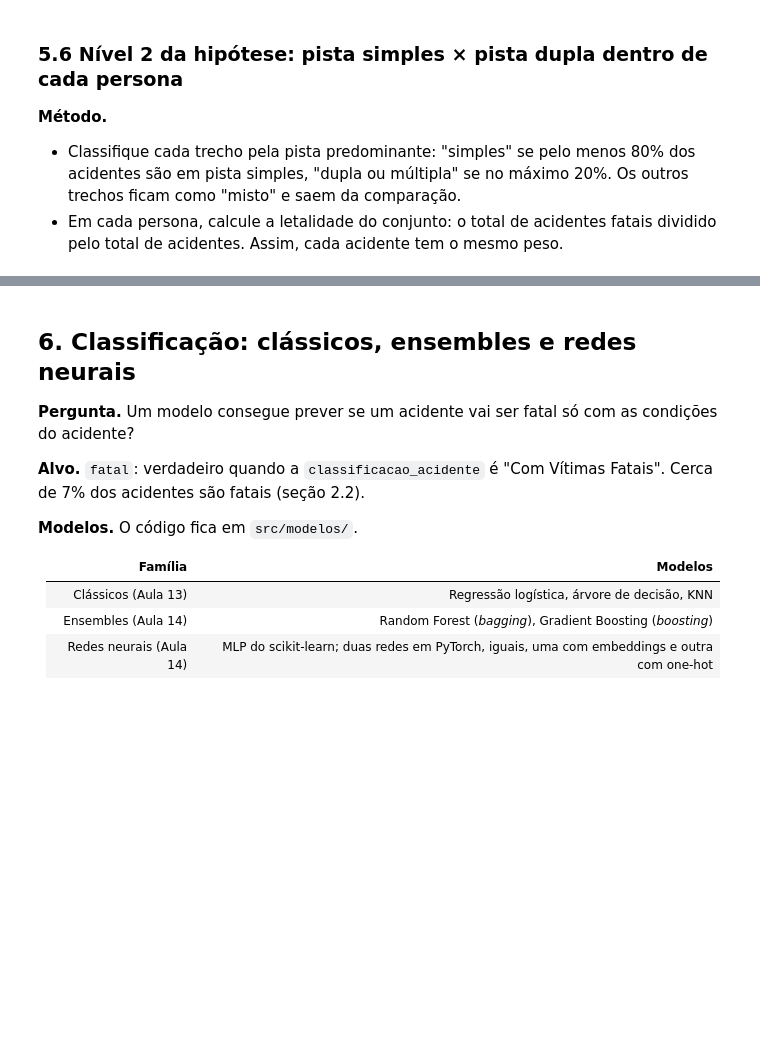
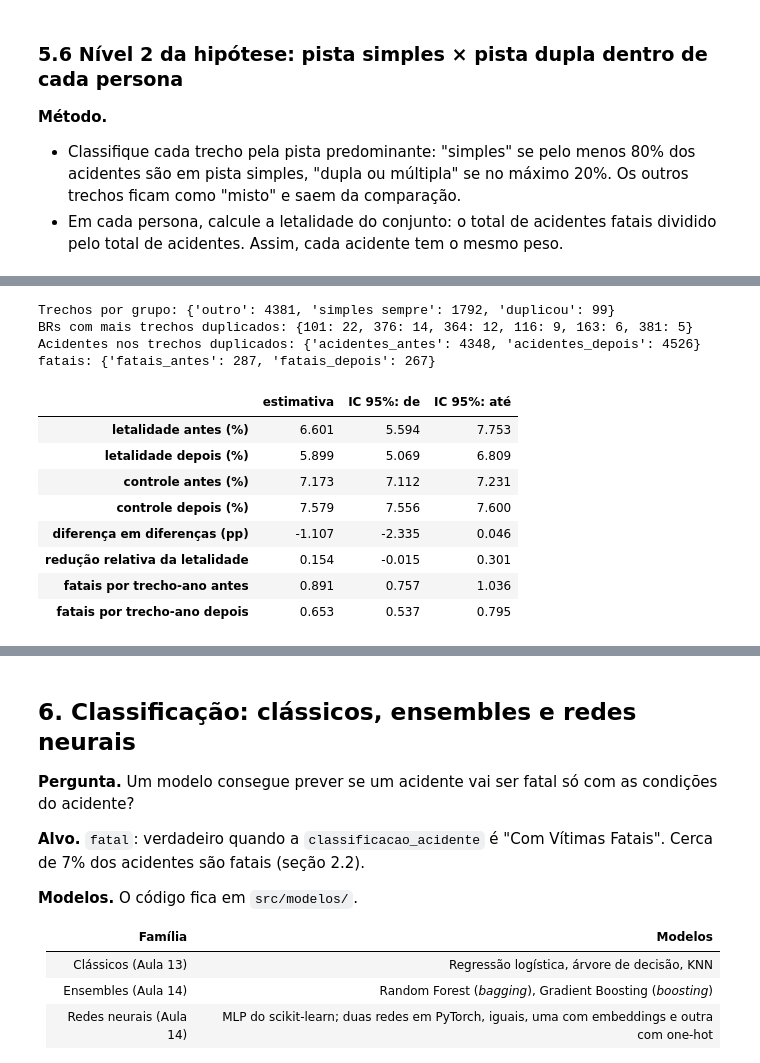
Before and after one commit to anapaulaendler/acidentes-br, a Jupyter notebook: notebooks/analise_prf.ipynb, the cells around one changed output, grey strips where cells are left out. Saved outputs shown, nothing was run; the diff lists cells and outputs as text; code cells hidden in the pictures; blank space fills up the shorter version.

```diff
--- a/notebooks/analise_prf.ipynb
+++ b/notebooks/analise_prf.ipynb
@@ -1273,0 +1287,22 @@ letalidade.sort_values("diferença (pp)", ascending=False).round(2)
+# %%
+from duplicacao import comparar
+
+antes_depois = comparar(df)
+print("Trechos por grupo:", antes_depois.grupos.to_dict())
+print("BRs com mais trechos duplicados:", antes_depois.por_trecho["br"].value_counts().head(6).to_dict())
+print("Acidentes nos trechos duplicados:", antes_depois.por_trecho[["acidentes_antes", "acidentes_depois"]].sum().to_dict(),
+      "fatais:", antes_depois.por_trecho[["fatais_antes", "fatais_depois"]].sum().to_dict())
+antes_depois.resumo.round(3)
+# %% [output]
+Trechos por grupo: {'outro': 4381, 'simples sempre': 1792, 'duplicou': 99}
+BRs com mais trechos duplicados: {101: 22, 376: 14, 364: 12, 116: 9, 163: 6, 381: 5}
+Acidentes nos trechos duplicados: {'acidentes_antes': 4348, 'acidentes_depois': 4526} fatais: {'fatais_antes': 287, 'fatais_depois': 267}
+|  | estimativa | IC 95%: de | IC 95%: até |
+| letalidade antes (%) | 6.601 | 5.594 | 7.753 |
+| letalidade depois (%) | 5.899 | 5.069 | 6.809 |
+| controle antes (%) | 7.173 | 7.112 | 7.231 |
+| controle depois (%) | 7.579 | 7.556 | 7.600 |
+| diferença em diferenças (pp) | -1.107 | -2.335 | 0.046 |
+| redução relativa da letalidade | 0.154 | -0.015 | 0.301 |
+| fatais por trecho-ano antes | 0.891 | 0.757 | 1.036 |
+| fatais por trecho-ano depois | 0.653 | 0.537 | 0.795 |
```
Also changed, not shown: parts of 14 cells of this notebook, 2 other files.
